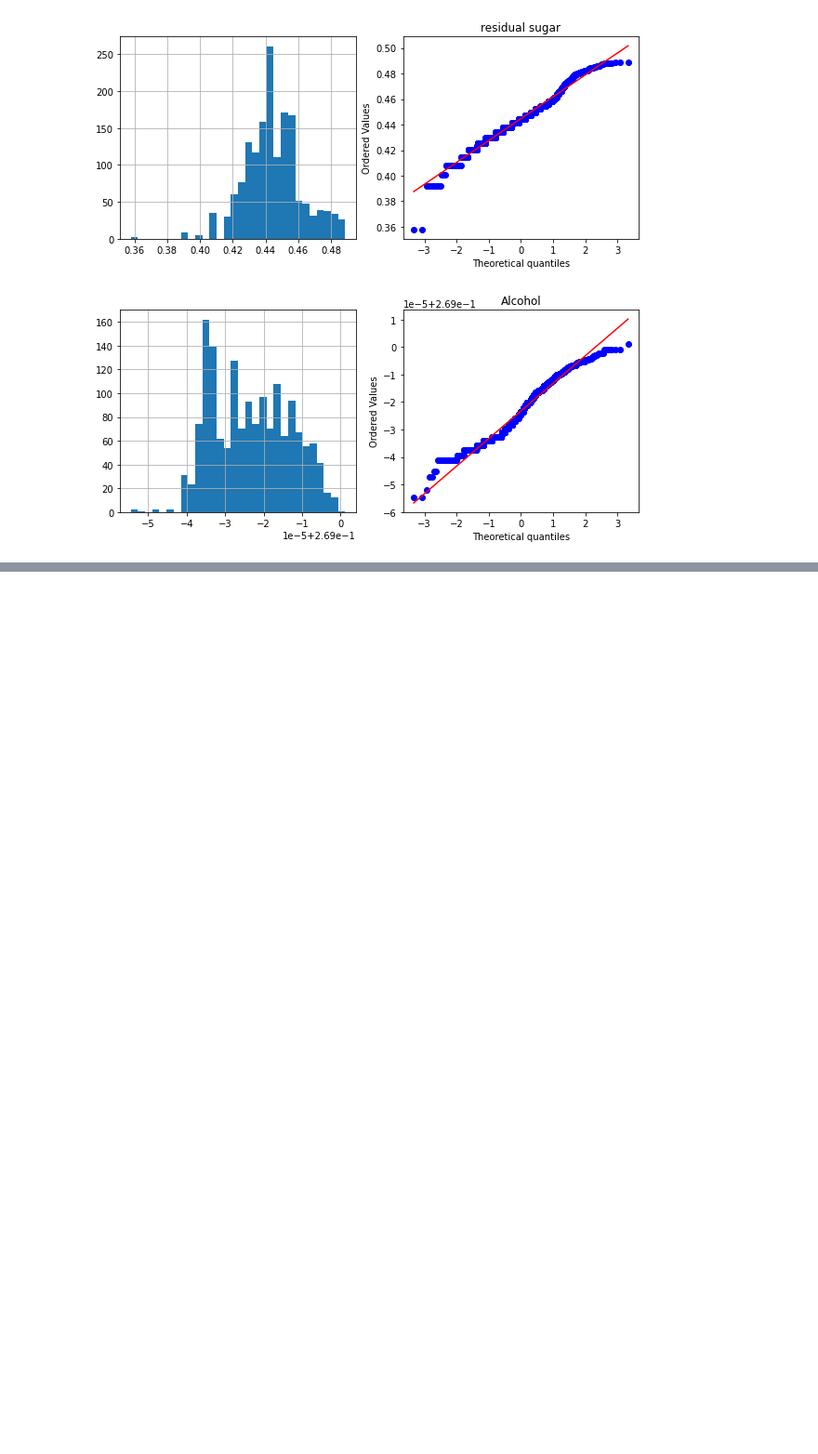
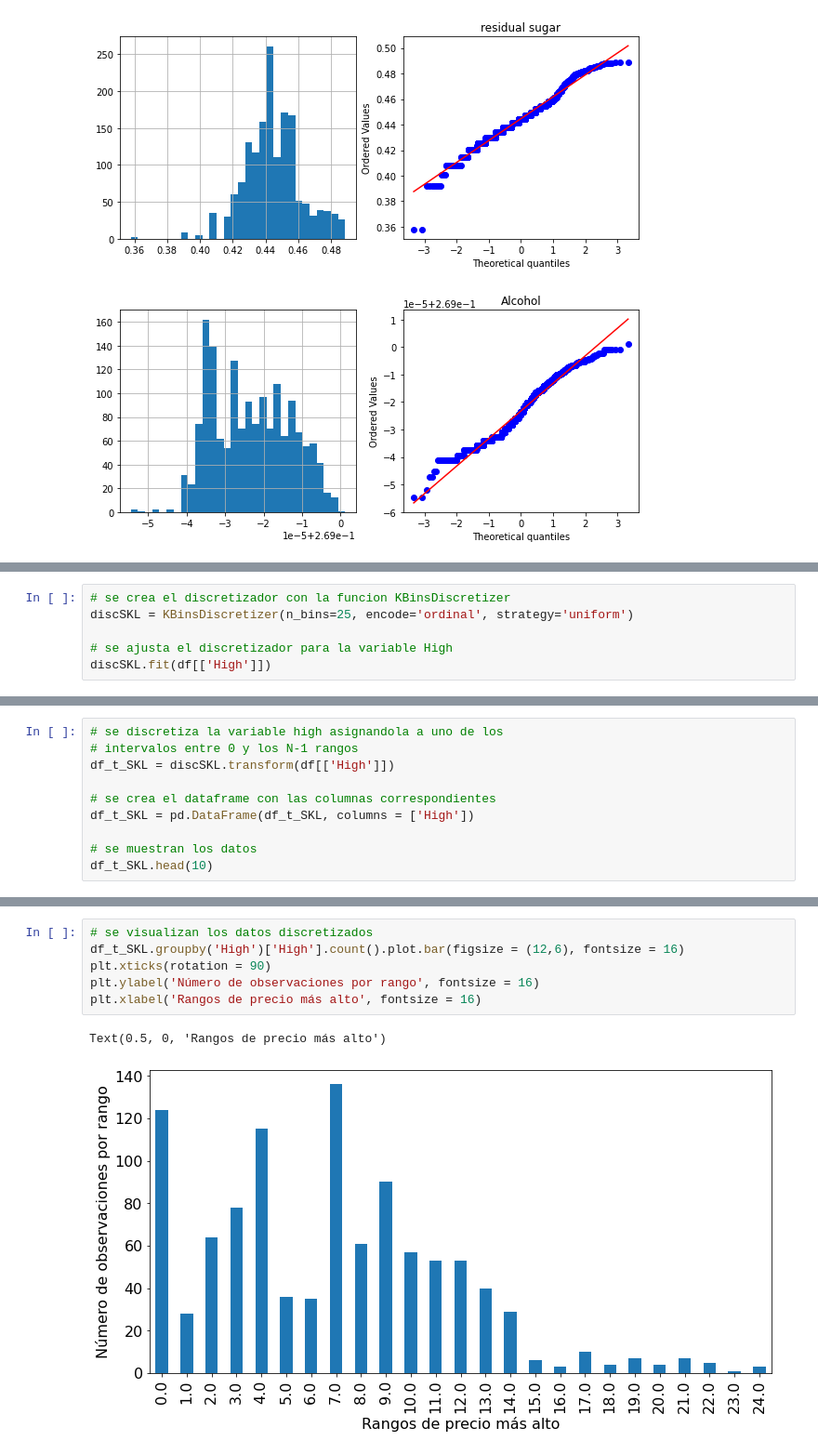
Before and after one commit to abadillagodinez/IA-TC2, a Jupyter notebook: TP-2/Temas_grupo_11.ipynb, the cells around one changed output, grey strips where cells are left out. Shown at 93% size. Drawn from its saved outputs; the diff is of its cells as text; blank space fills up the shorter version.

```diff
--- a/TP-2/Temas_grupo_11.ipynb
+++ b/TP-2/Temas_grupo_11.ipynb
@@ -365,0 +620,6 @@ diagnostic_plots(data_tf, 'alcohol', "Alcohol")
+# %%
+# se crea el discretizador con la funcion KBinsDiscretizer
+discSKL = KBinsDiscretizer(n_bins=25, encode='ordinal', strategy='uniform')
+
+# se ajusta el discretizador para la variable High
+discSKL.fit(df[['High']])
@@ -365,0 +638,10 @@ diagnostic_plots(data_tf, 'alcohol', "Alcohol")
+# %%
+# se discretiza la variable high asignandola a uno de los
+# intervalos entre 0 y los N-1 rangos
+df_t_SKL = discSKL.transform(df[['High']])
+
+# se crea el dataframe con las columnas correspondientes
+df_t_SKL = pd.DataFrame(df_t_SKL, columns = ['High'])
+
+# se muestran los datos
+df_t_SKL.head(10)
@@ -366 +660,10 @@ diagnostic_plots(data_tf, 'alcohol', "Alcohol")
+# %%
+# se visualizan los datos discretizados
+df_t_SKL.groupby('High')['High'].count().plot.bar(figsize = (12,6), fontsize = 16)
+plt.xticks(rotation = 90)
+plt.ylabel('Número de observaciones por rango', fontsize = 16)
+plt.xlabel('Rangos de precio más alto', fontsize = 16)
+# %% [output]
+Text(0.5, 0, 'Rangos de precio más alto')
+[figure, added]
 # %% [markdown]
```
Also changed, not shown: parts of 25 cells of this notebook, 2 other files.
